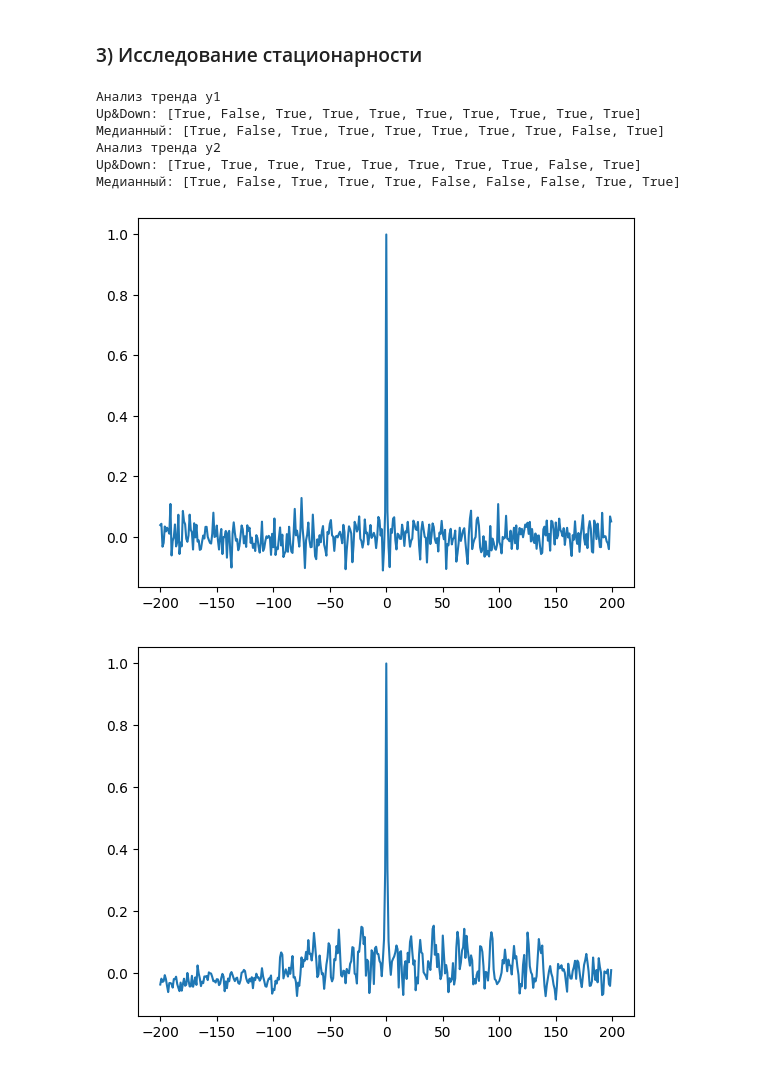
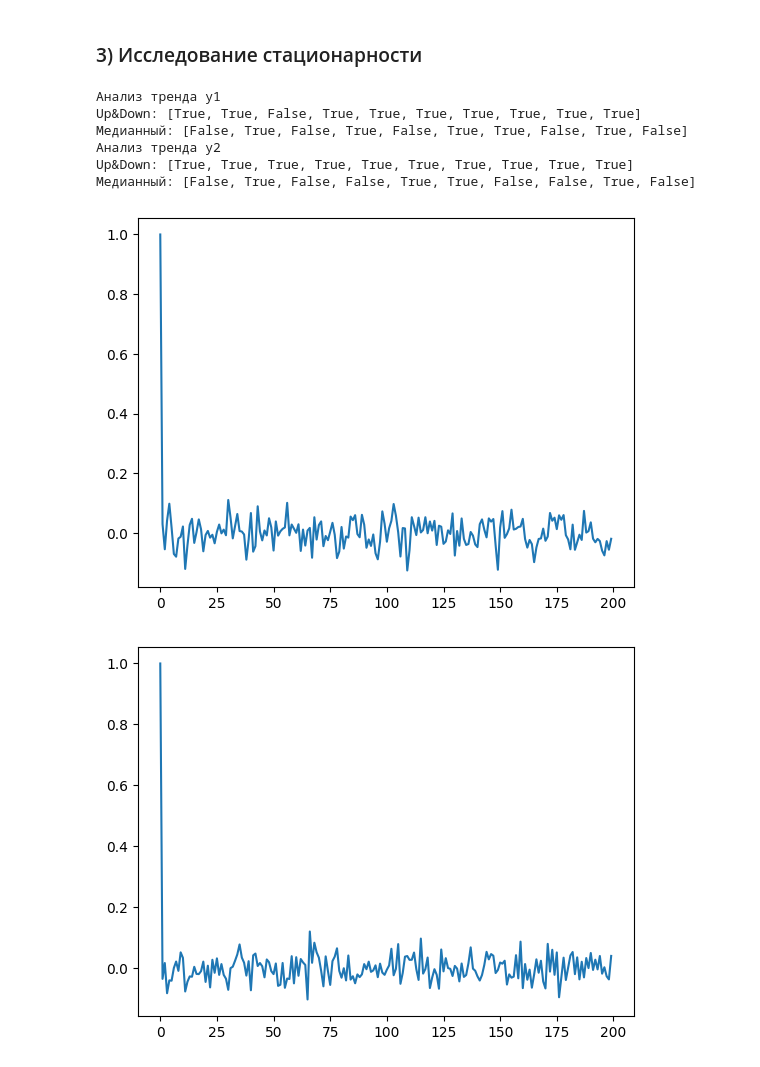
Before and after one commit to EngoyanSY/MAODI, a Jupyter notebook: LR1/LR1.ipynb, the cells around one changed output. Drawn from its saved outputs; the diff is of its cells as text; code cells hidden in the pictures.

```diff
--- a/LR1/LR1.ipynb
+++ b/LR1/LR1.ipynb
@@ -24,7 +24,7 @@ def time_series(t, N, num=1):
         return result
     elif num == 2:
         for i in range(N):
-            result.append(abs(e[i]) ** (0.1 * t[i]) + 2 * np.e)
+            result.append(np.exp(0.1 * t[i]) + 2 * e[i])
         return result
 # %%
 N = 500        # Количество точек
@@ -138,7 +138,7 @@ def ellips(Y, PARAM):
 
     return anomalies
 # %%
-PARAM = 0.95
+PARAM = 0.99
 
 anom_y1 = ellips(y1, PARAM)
 
@@ -263,11 +272,11 @@ print('Up&Down:', udt)
 print('Медианный:', mt)
 # %% [output]
 Анализ тренда y1
-Up&Down: [True, False, True, True, True, True, True, True, True, True]
-Медианный: [True, False, True, True, True, True, True, True, False, True]
+Up&Down: [True, True, False, True, True, True, True, True, True, True]
+Медианный: [False, True, False, True, False, True, True, False, True, False]
 Анализ тренда y2
-Up&Down: [True, True, True, True, True, True, True, True, False, True]
-Медианный: [True, False, True, True, True, False, False, False, True, True]
+Up&Down: [True, True, True, True, True, True, True, True, True, True]
+Медианный: [False, True, False, False, True, True, False, False, True, False]
 # %%
 def AKF(X, k):
     # Оценка автокорреляционной функции
@@ -279,22 +288,22 @@ def AKF(X, k):
     return Rxx / var_X
 # %%
 k = 200
-m = np.arange(-k, k)
+m = np.arange(k)
 Rxx = []
 
 for i in m:
     Rxx.append(AKF(y1_clean, i))
 plt.plot(m, Rxx)
 plt.show()
 
 Rxx = []
 for i in m:
     Rxx.append(AKF(y2_clean, i))
 plt.plot(m, Rxx)
 plt.show()
 # %% [output]
-[figure, old version]
+[figure, new version]
-[figure, old version]
+[figure, new version]
 # %%
 def SPM(X, k):
     # Оценка спектральной плотность мощности
```
Also changed, not shown: parts of 12 cells of this notebook.
